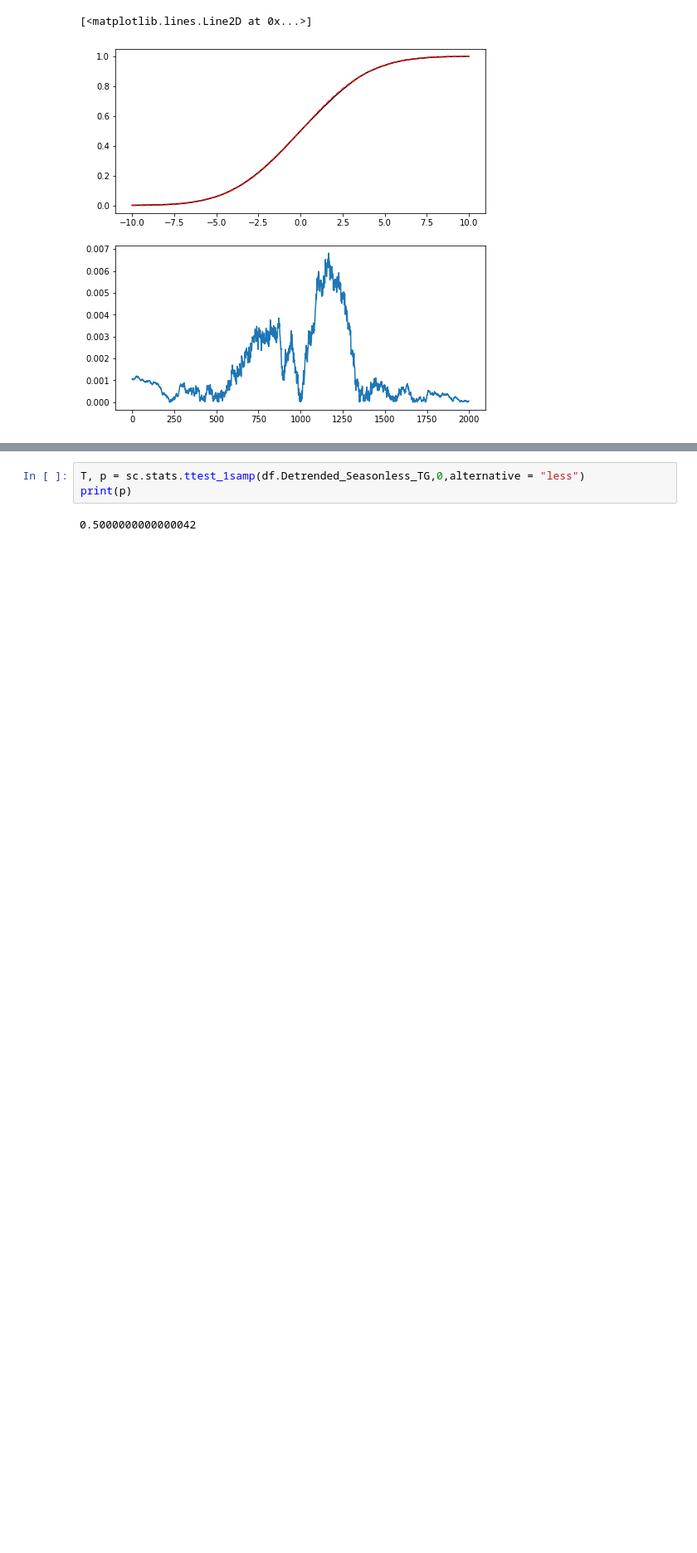
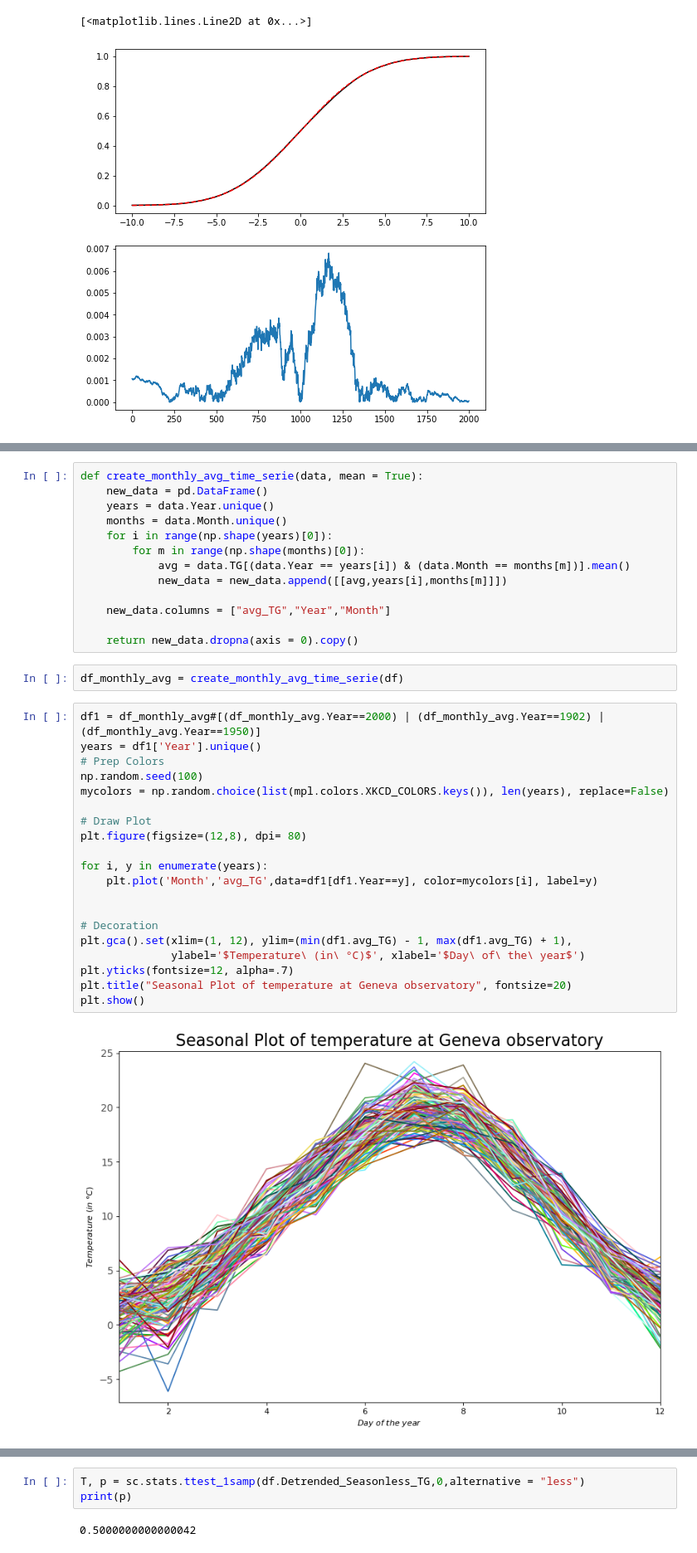
Before and after one commit to LucaNyckees/SCV_project1, a Jupyter notebook: notebooks/TimeSerie.ipynb, the cells around one changed output, grey strips where cells are left out. Shown at 83% size. Saved outputs shown, nothing was run; the diff lists cells and outputs as text; blank space fills up the shorter version.

Commit message:
Creation of the monthly time serie

```diff
--- a/notebooks/TimeSerie.ipynb
+++ b/notebooks/TimeSerie.ipynb
@@ -269,3 +277,40 @@ print(max(np.abs(sc.stats.norm.pdf(x,loc=0, scale=std)-hist_dist.pdf(x))))
+# %%
+def create_monthly_avg_time_serie(data, mean = True):
+    new_data = pd.DataFrame()
+    years = data.Year.unique()
+    months = data.Month.unique()
+    for i in range(np.shape(years)[0]):
+        for m in range(np.shape(months)[0]):
+            avg = data.TG[(data.Year == years[i]) & (data.Month == months[m])].mean()
+            new_data = new_data.append([[avg,years[i],months[m]]])
+
+    new_data.columns = ["avg_TG","Year","Month"]
+
+    return new_data.dropna(axis = 0).copy()
+# %%
+df_monthly_avg = create_monthly_avg_time_serie(df)
+# %%
+df1 = df_monthly_avg#[(df_monthly_avg.Year==2000) | (df_monthly_avg.Year==1902) | (df_monthly_avg.Year==1950)]
+years = df1['Year'].unique()
+# Prep Colors
+np.random.seed(100)
+mycolors = np.random.choice(list(mpl.colors.XKCD_COLORS.keys()), len(years), replace=False)
+
+# Draw Plot
+plt.figure(figsize=(12,8), dpi= 80)
+
+for i, y in enumerate(years):
+    plt.plot('Month','avg_TG',data=df1[df1.Year==y], color=mycolors[i], label=y)
+
+
+# Decoration
+plt.gca().set(xlim=(1, 12), ylim=(min(df1.avg_TG) - 1, max(df1.avg_TG) + 1),
+              ylabel='$Temperature\ (in\ °C)$', xlabel='$Day\ of\ the\ year$')
+plt.yticks(fontsize=12, alpha=.7)
+plt.title("Seasonal Plot of temperature at Geneva observatory", fontsize=20)
+plt.show()
+# %% [output]
+[figure, added]
 # %% [markdown]
 # Tests sur les Time Series pour tester l'hypothèse de normalité
 Dans cette partie, nous allons tester une hypothèse de normalité $X\sim \mathcal{N}(\mu,\,\sigma^{2})$ sur la time serie des températures moyennes désaisonnalisé $X$.
```
Also changed, not shown: parts of 3 cells of this notebook.
